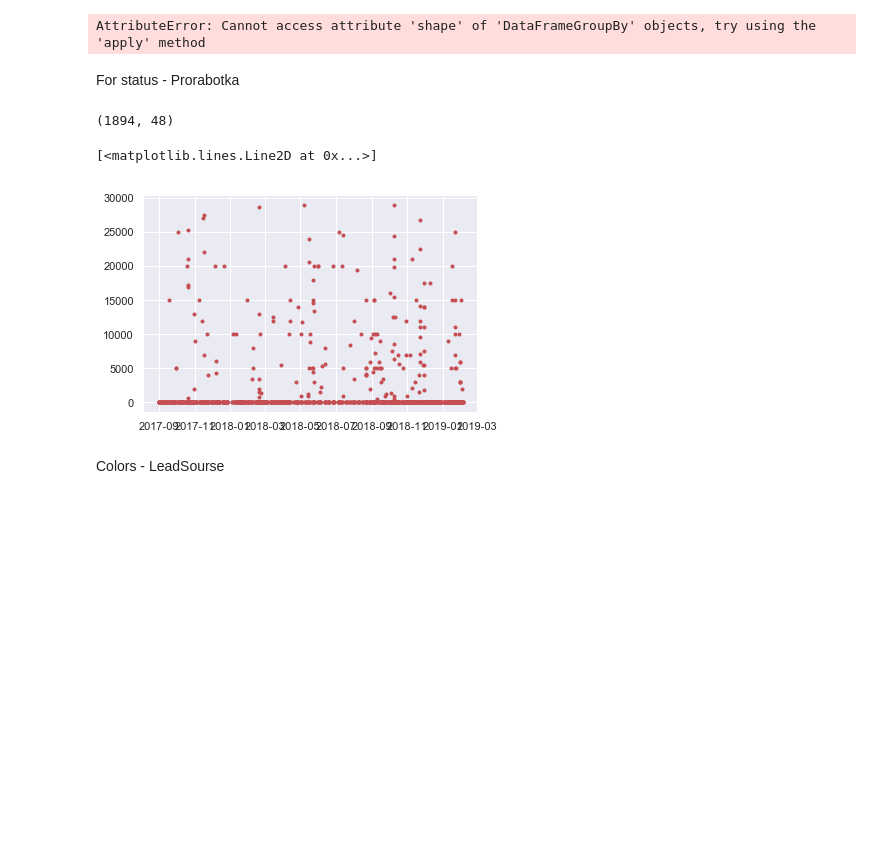
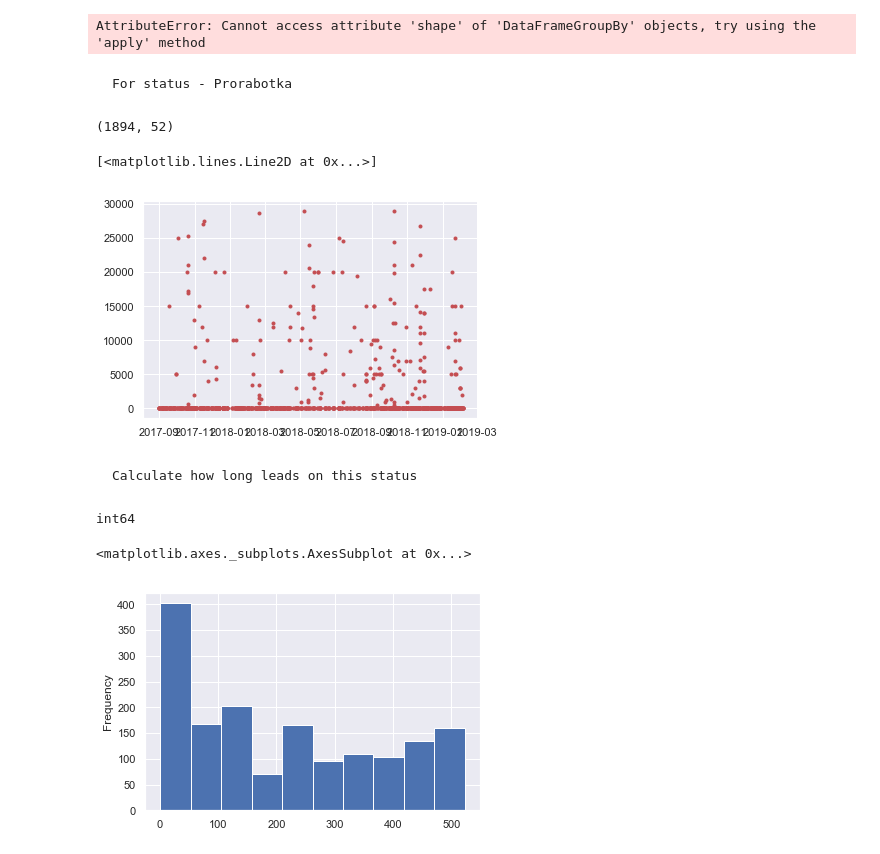
Before and after one commit to Azmitrok/DataSciencePractice, a Jupyter notebook: MyDataScience/Dima_DataAnalysis/Leads_EDA.ipynb, the cells around one changed output. Saved outputs shown, nothing was run; the diff lists cells and outputs as text; code cells hidden in the pictures; blank space fills up the shorter version.

```diff
--- a/MyDataScience/Dima_DataAnalysis/Leads_EDA.ipynb
+++ b/MyDataScience/Dima_DataAnalysis/Leads_EDA.ipynb
@@ -38,7 +40,18 @@ Index(['Contact', 'Contractor', 'Country', 'CreatedById', 'CreatedOn',
 # %%
-df['Code'] = df.USRLeadCode
+def ConvertToDateTimeSeries(df, sOldName, sNewName):
+    df[sNewName] = df[sOldName].str.replace('/Date(', '', regex=False).str.replace(')/', '', regex=False)
+    df[sNewName+"Num"] = pd.to_numeric( df[sNewName])
+    df[sNewName] = pd.to_datetime(df[sNewName+"Num"],  unit='ms' )
+
+
+
+
 
 #vals_to_replace = {'/Date(':'', ')/':''}
-df['CreatedOn1'] = df['CreatedOn'].str.replace('/Date(', '', regex=False).str.replace(')/', '', regex=False)
-df['CreatedNum'] = pd.to_numeric( df['CreatedOn1'])
-df['CreatedOn1'] = pd.to_datetime(df.CreatedNum,  unit='ms' )
+#df['CreatedOn1'] = df['CreatedOn'].str.replace('/Date(', '', regex=False).str.replace(')/', '', regex=False)
+#df['CreatedNum'] = pd.to_numeric( df['CreatedOn1'])
+#df['CreatedOn1'] = pd.to_datetime(df.CreatedNum,  unit='ms' )
+ConvertToDateTimeSeries(df, 'CreatedOn', 'CreatedOn1')
+ConvertToDateTimeSeries(df, 'ModifiedOn', 'ModifiedOn1')
+
+df.ModifiedOn1.dtype
@@ -91,15 +106,23 @@ gr1.shape
 # %% [output]
 AttributeError: Cannot access attribute 'shape' of 'DataFrameGroupBy' objects, try using the 'apply' method
 # %% [markdown]
-For status - Prorabotka
+    For status - Prorabotka
 # %%
 df2 = df[df.QStatus=='Проработка']
 print(df2.shape)
 df3 = df2[df2.UsrAmount < max(df2.UsrAmount)/1000]
 plt.plot(df3.CreatedOn1, df3.UsrAmount, 'r.')
 # %% [output]
-(1894, 48)
+(1894, 52)
 [<matplotlib.lines.Line2D at 0x...>]
 [figure]
-# %% [markdown]
-Colors - LeadSourse
+# %% [markdown]
+    Calculate how long leads on this status
+# %%
+df3['HowLongFromCreated'] = (pd.datetime.now().date() - pd.to_datetime(df3.CreatedOn1).dt.date).dt.days
+print(df3.HowLongFromCreated.dtype)
+df3.HowLongFromCreated.plot.hist(bins=10)
+# %% [output]
+int64
+<matplotlib.axes._subplots.AxesSubplot at 0x...>
+[figure, added]
```
Also changed, not shown: parts of 3 cells of this notebook, 5 other files.
